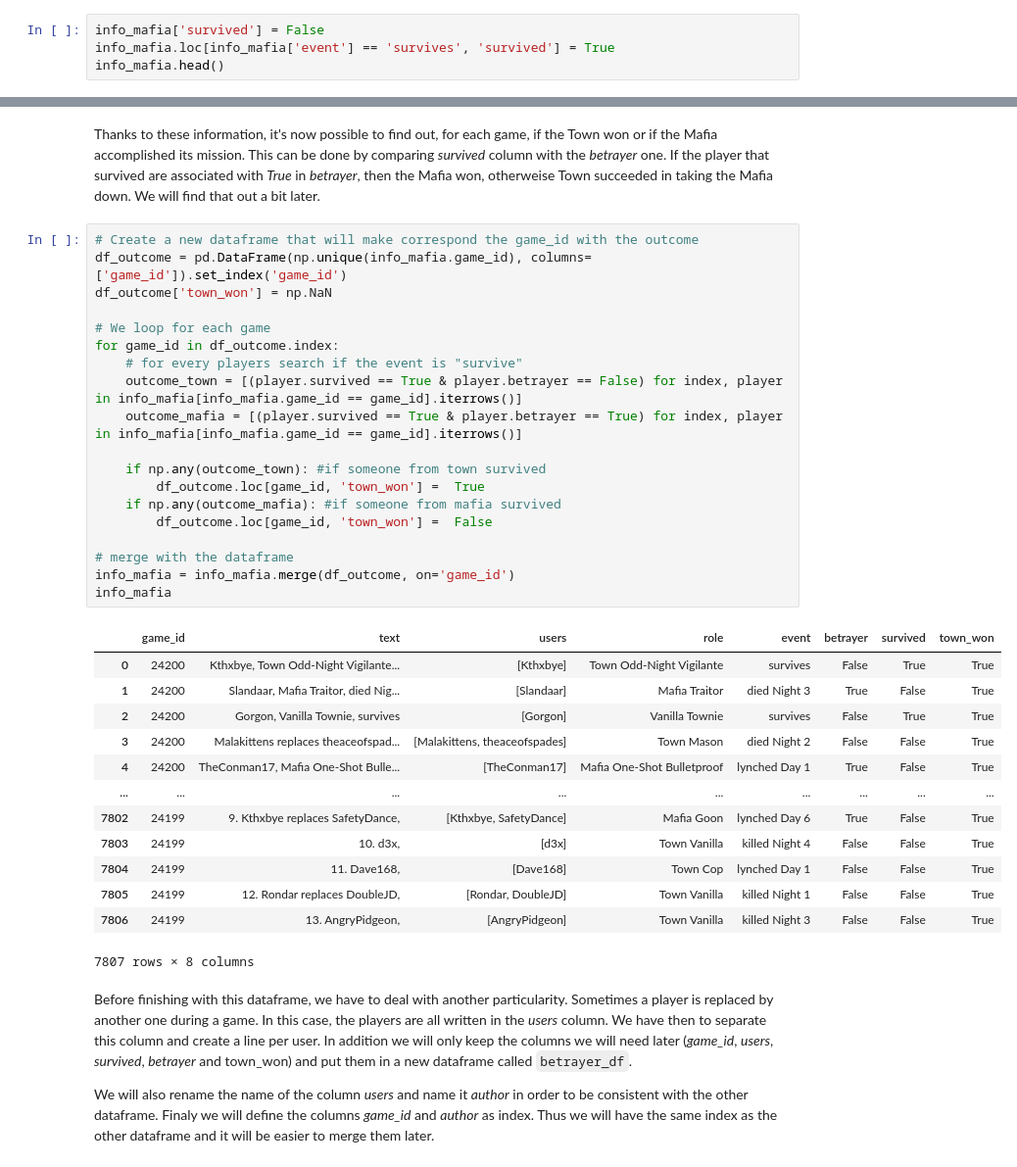
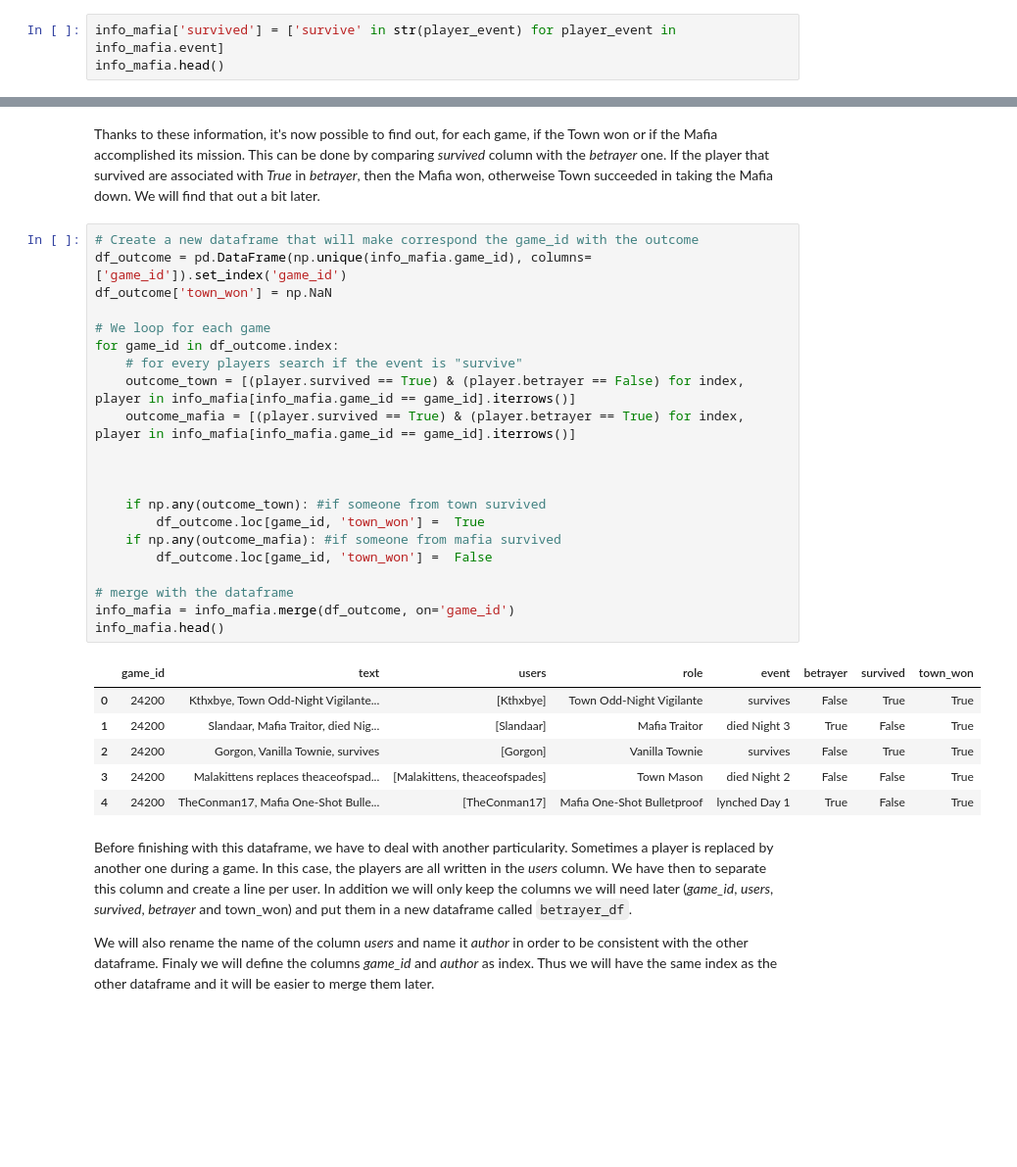
Before and after one commit to epfl-ada/ada-2020-project-milestone-p3-p3_bamboozled-gang, a Jupyter notebook: project_report.ipynb, the cells around one changed output, grey strips where cells are left out. Shown: that part at 98% size. Drawn from its saved outputs; the diff is of its cells as text; blank space fills up the shorter version.

```diff
--- a/project_report.ipynb
+++ b/project_report.ipynb
@@ -118,8 +119,7 @@ info_mafia.head()
 # %% [markdown]
 We also want to know if a player survived until the end of the game. We will therfore add a column called *survived* filled with *True* if the player survived or *False* if he/she died before the end of the game.
 # %%
-info_mafia['survived'] = False
-info_mafia.loc[info_mafia['event'] == 'survives', 'survived'] = True
+info_mafia['survived'] = ['survive' in str(player_event) for player_event in info_mafia.event]
 info_mafia.head()
 # %% [output]
 |  | game_id | text | users | role | event | betrayer | survived |
@@ -133,36 +133,31 @@ Thanks to these information, it's now possible to find out, for each game, if th
 # %%
 # Create a new dataframe that will make correspond the game_id with the outcome
 df_outcome = pd.DataFrame(np.unique(info_mafia.game_id), columns=['game_id']).set_index('game_id')
 df_outcome['town_won'] = np.NaN
 
 # We loop for each game
 for game_id in df_outcome.index:
     # for every players search if the event is "survive"
-    outcome_town = [(player.survived == True & player.betrayer == False) for index, player in info_mafia[info_mafia.game_id == game_id].iterrows()]
-    outcome_mafia = [(player.survived == True & player.betrayer == True) for index, player in info_mafia[info_mafia.game_id == game_id].iterrows()]
+    outcome_town = [(player.survived == True) & (player.betrayer == False) for index, player in info_mafia[info_mafia.game_id == game_id].iterrows()]
+    outcome_mafia = [(player.survived == True) & (player.betrayer == True) for index, player in info_mafia[info_mafia.game_id == game_id].iterrows()]
+
+
 
     if np.any(outcome_town): #if someone from town survived
         df_outcome.loc[game_id, 'town_won'] =  True
     if np.any(outcome_mafia): #if someone from mafia survived
         df_outcome.loc[game_id, 'town_won'] =  False
 
 # merge with the dataframe
 info_mafia = info_mafia.merge(df_outcome, on='game_id')
-info_mafia
+info_mafia.head()
 # %% [output]
 |  | game_id | text | users | role | event | betrayer | survived | town_won |
 | 0 | 24200 | Kthxbye, Town Odd-Night Vigilante... | [Kthxbye] | Town Odd-Night Vigilante | survives | False | True | True |
 | 1 | 24200 | Slandaar, Mafia Traitor, died Nig... | [Slandaar] | Mafia Traitor | died Night 3 | True | False | True |
 | 2 | 24200 | Gorgon, Vanilla Townie, survives | [Gorgon] | Vanilla Townie | survives | False | True | True |
 | 3 | 24200 | Malakittens replaces theaceofspad... | [Malakittens, theaceofspades] | Town Mason | died Night 2 | False | False | True |
 | 4 | 24200 | TheConman17, Mafia One-Shot Bulle... | [TheConman17] | Mafia One-Shot Bulletproof | lynched Day 1 | True | False | True |
-| ... | ... | ... | ... | ... | ... | ... | ... | ... |
-| 7802 | 24199 | 9. Kthxbye replaces SafetyDance, | [Kthxbye, SafetyDance] | Mafia Goon | lynched Day 6 | True | False | True |
-| 7803 | 24199 | 10. d3x, | [d3x] | Town Vanilla | killed Night 4 | False | False | True |
-| 7804 | 24199 | 11. Dave168, | [Dave168] | Town Cop | lynched Day 1 | False | False | True |
-| 7805 | 24199 | 12. Rondar replaces DoubleJD, | [Rondar, DoubleJD] | Town Vanilla | killed Night 1 | False | False | True |
-| 7806 | 24199 | 13. AngryPidgeon, | [AngryPidgeon] | Town Vanilla | killed Night 3 | False | False | True |
-7807 rows × 8 columns
 # %% [markdown]
 Before finishing with this dataframe, we have to deal with another particularity. Sometimes a player is replaced by another one during a game. In this case, the players are all written in the *users* column. We have then to separate this column and create a line per user. In addition we will only keep the columns we will need later (*game_id*, *users*, *survived*, *betrayer* and town_won) and put them in a new dataframe called `betrayer_df`.
 
```
Also changed, not shown: parts of 19 cells of this notebook.
